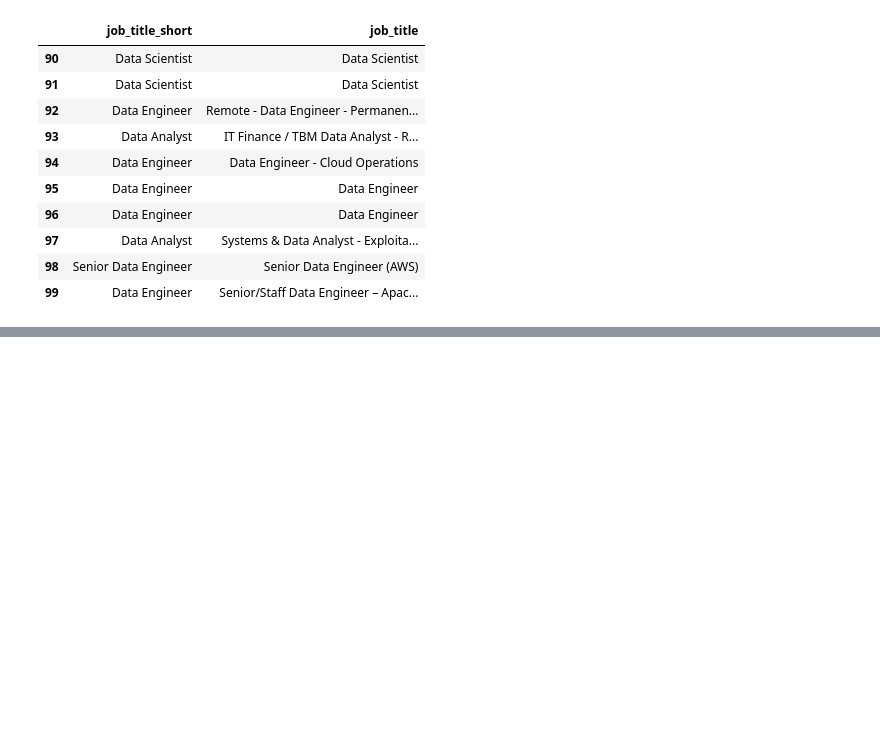
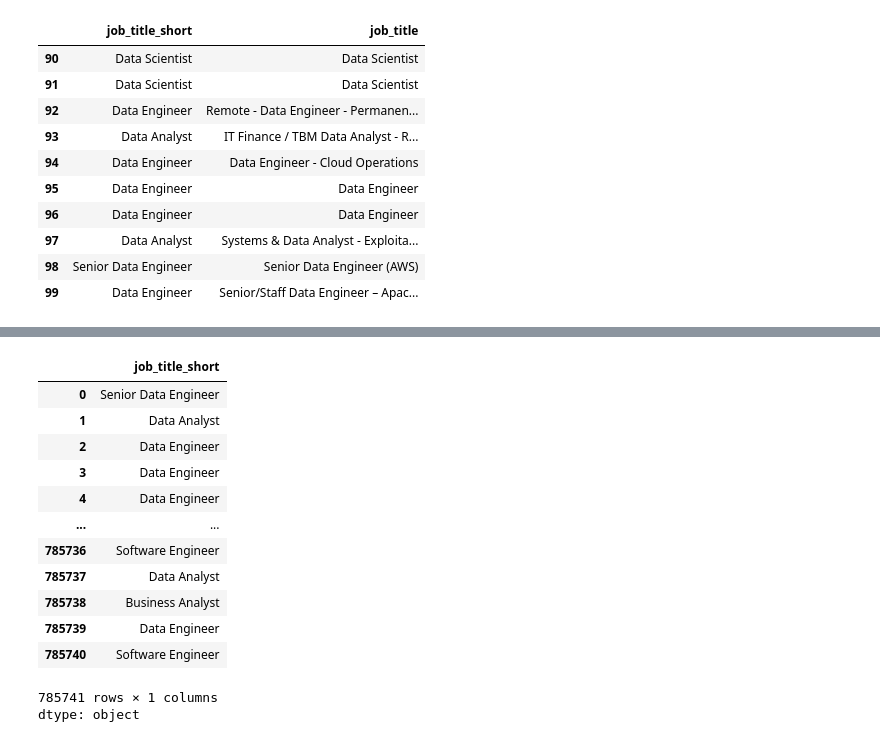
Before and after one commit to AnopaMunemo/Coding-Projects-, a Jupyter notebook: pandas_intro.ipynb, the cells around one changed output, grey strips where cells are left out. Cells and saved outputs as stored; diff of their text form; code cells hidden in the pictures; blank space fills up the shorter version.

```diff
--- a/pandas_intro.ipynb
+++ b/pandas_intro.ipynb
@@ -194,0 +227,17 @@ df[['job_title_short','job_title']].iloc[90:100]
+# %%
+df.job_title_short
+# %% [output]
+|  | job_title_short |
+| 0 | Senior Data Engineer |
+| 1 | Data Analyst |
+| 2 | Data Engineer |
+| 3 | Data Engineer |
+| 4 | Data Engineer |
+| ... | ... |
+| 785736 | Software Engineer |
+| 785737 | Data Analyst |
+| 785738 | Business Analyst |
+| 785739 | Data Engineer |
+| 785740 | Software Engineer |
+785741 rows × 1 columns
+dtype: object
```
Also changed, not shown: parts of 5 cells of this notebook.
